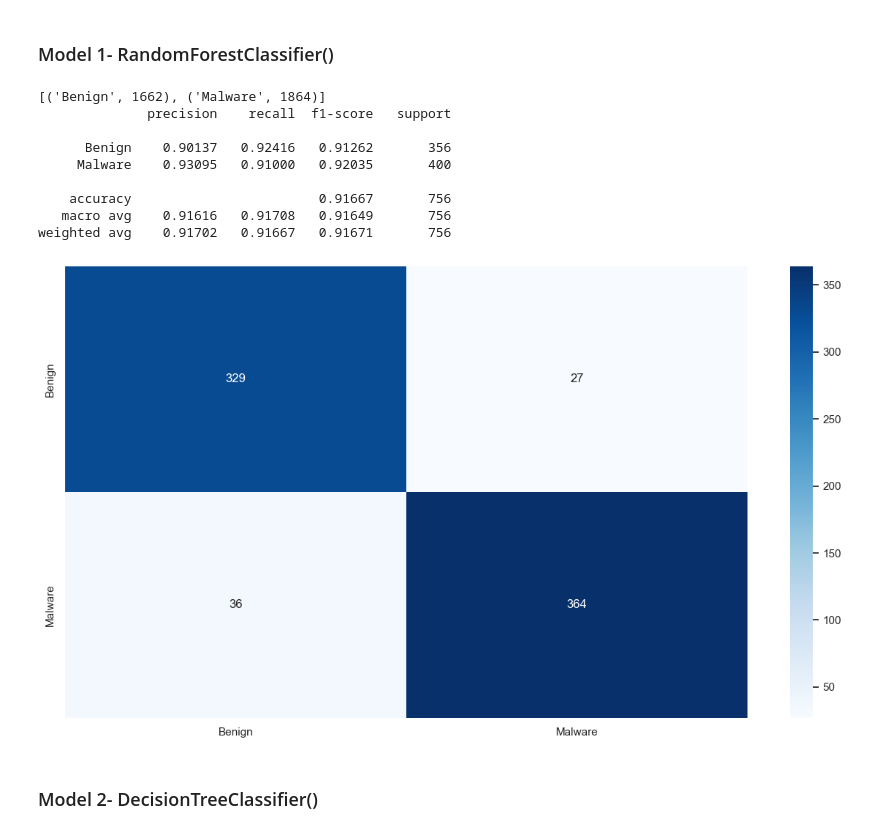
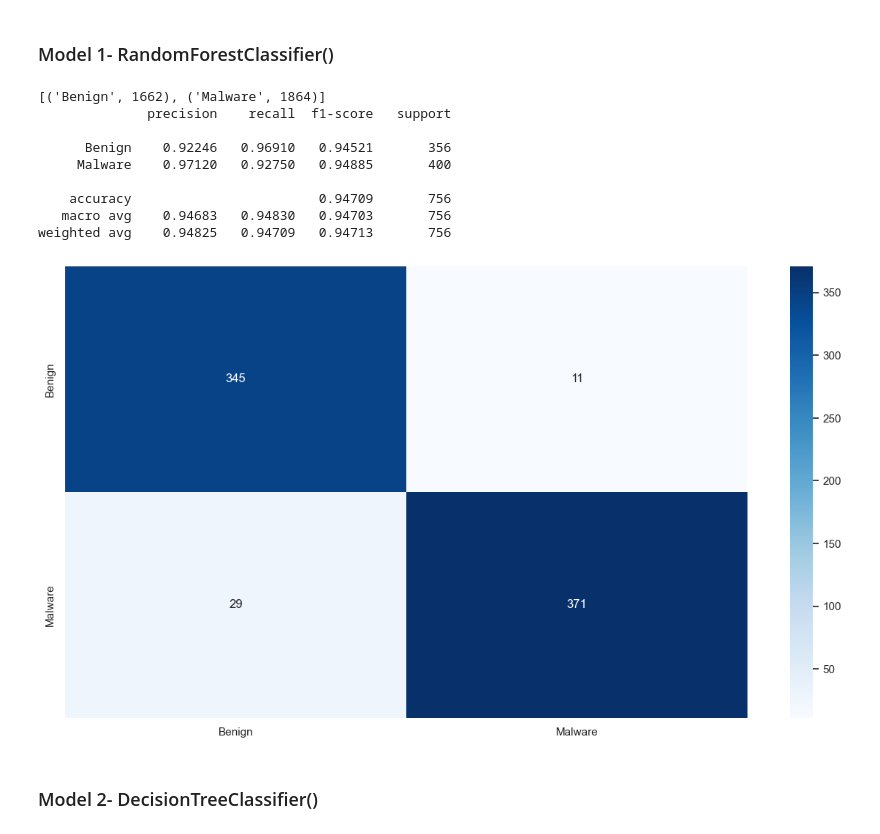
Before and after one commit to RazElbaz/API_security_challenge, a Jupyter notebook: model_dataset_1_label.ipynb, the cells around one changed output. Drawn from its saved outputs; the diff is of its cells as text; code cells hidden in the pictures.

```diff
--- a/model_dataset_1_label.ipynb
+++ b/model_dataset_1_label.ipynb
@@ -261,32 +262,32 @@ def ResultPrintout(model):
 # %%
 # https://scikit-learn.org/stable/modules/generated/sklearn.model_selection.GridSearchCV.html
 from sklearn.model_selection import GridSearchCV
 
 # We choose our model of choice and set it's hyper parameters you can change anything
 clf = RandomForestClassifier()
 
-parameters = {"n_estimators": [100,200,300,400]}
+parameters = {"n_estimators": [25,50,100,200,300,400]}
 
 # GridSearchCV is a technique for finding the optimal parameter values from a given set of parameters in a grid
 clf = GridSearchCV(clf, parameters)
 # Train Model
 clf.fit(X_train, y_train)
 
 # # Check data balance and variety
 print(sorted(Counter(y_train).items()))
 clf = clf.best_estimator_
 ResultPrintout(clf)
 # %% [output]
 [('Benign', 1662), ('Malware', 1864)]
               precision    recall  f1-score   support
 
-      Benign    0.90137   0.92416   0.91262       356
-     Malware    0.93095   0.91000   0.92035       400
+      Benign    0.92246   0.96910   0.94521       356
+     Malware    0.97120   0.92750   0.94885       400
 
-    accuracy                        0.91667       756
-   macro avg    0.91616   0.91708   0.91649       756
-weighted avg    0.91702   0.91667   0.91671       756
+    accuracy                        0.94709       756
+   macro avg    0.94683   0.94830   0.94703       756
+weighted avg    0.94825   0.94709   0.94713       756
-[figure, old version]
+[figure, new version]
 # %% [markdown]
 ### Model 2- DecisionTreeClassifier()
 # %%
```
Also changed, not shown: parts of 11 cells of this notebook, 1 other file.
